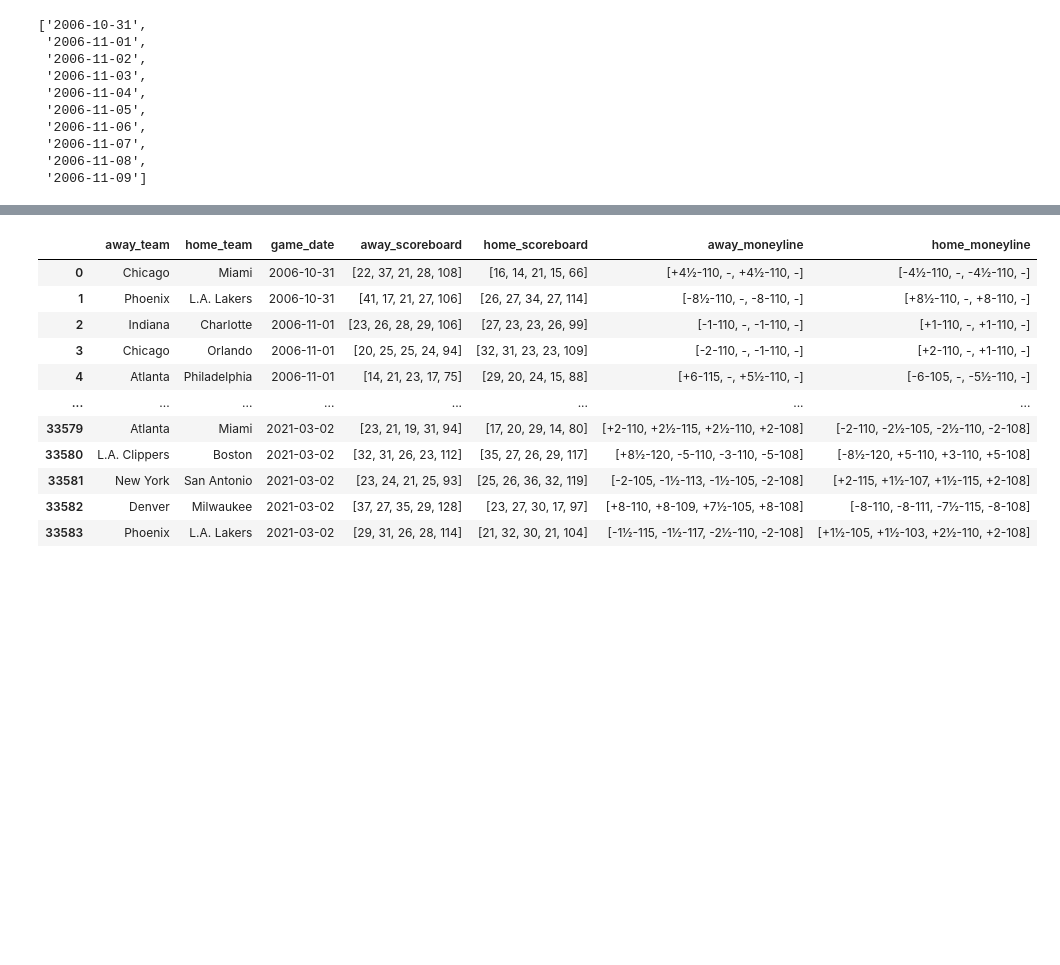
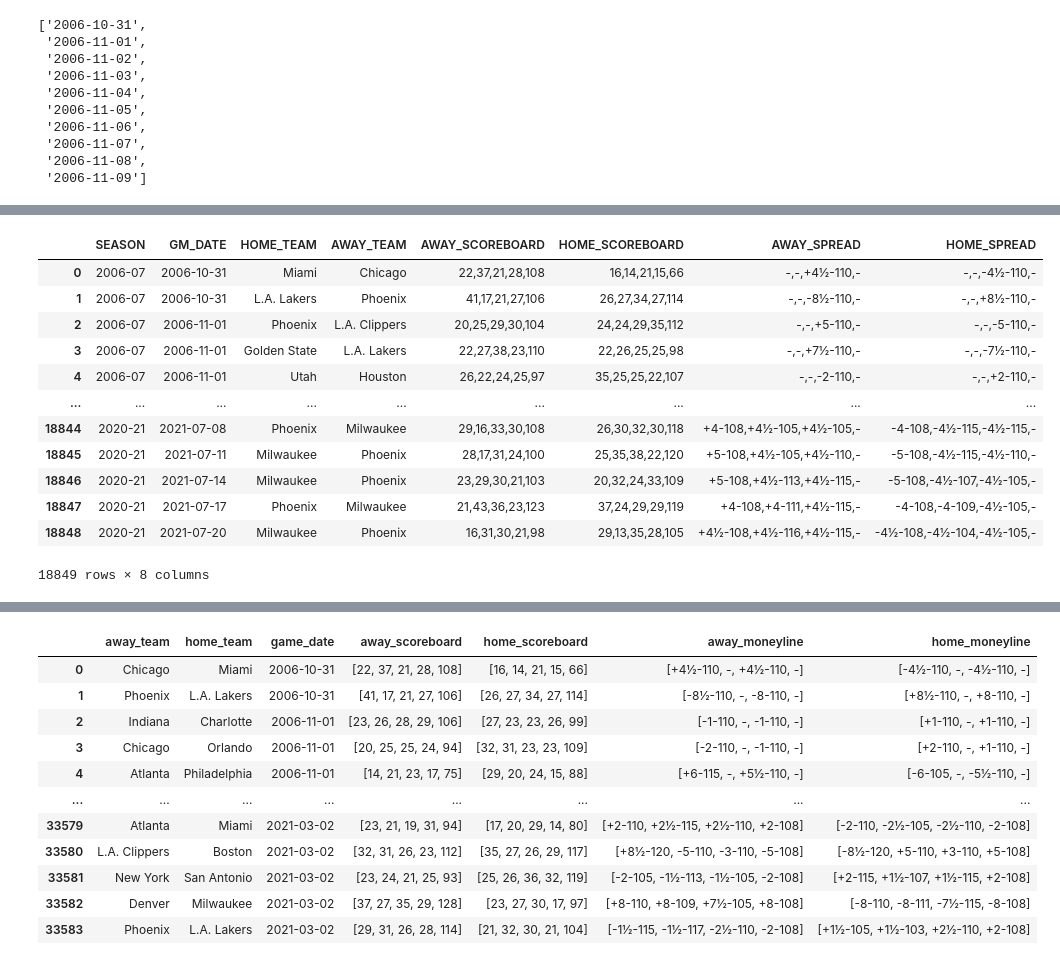
Before and after one commit to jnish23/NBA_Model, a Jupyter notebook: notebooks/ScrapingBettingLinesSelenium.ipynb, the cells around one changed output, grey strips where cells are left out. Drawn from its saved outputs; the diff is of its cells as text; code cells hidden in the pictures; blank space fills up the shorter version.

```diff
--- a/notebooks/ScrapingBettingLinesSelenium.ipynb
+++ b/notebooks/ScrapingBettingLinesSelenium.ipynb
@@ -80,0 +583,6 @@ print(list(dates_to_add)[:20])
+# %%
+connection = sqlite3.connect('../data/nba.db')
+
+mls = add_moneylines(connection, 2007, 2020, if_exists='append')
+
+mls
@@ -80,0 +724,18 @@ print(list(dates_to_add)[:20])
+# %%
+spreads = pd.read_sql_query("SELECT DISTINCT * FROM spreads ORDER BY GM_DATE", connection)
+# %%
+spreads
+# %% [output]
+|  | SEASON | GM_DATE | HOME_TEAM | AWAY_TEAM | AWAY_SCOREBOARD | HOME_SCOREBOARD | AWAY_SPREAD | HOME_SPREAD |
+| 0 | 2006-07 | 2006-10-31 | Miami | Chicago | 22,37,21,28,108 | 16,14,21,15,66 | -,-,+4½-110,- | -,-,-4½-110,- |
+| 1 | 2006-07 | 2006-10-31 | L.A. Lakers | Phoenix | 41,17,21,27,106 | 26,27,34,27,114 | -,-,-8½-110,- | -,-,+8½-110,- |
+| 2 | 2006-07 | 2006-11-01 | Phoenix | L.A. Clippers | 20,25,29,30,104 | 24,24,29,35,112 | -,-,+5-110,- | -,-,-5-110,- |
+| 3 | 2006-07 | 2006-11-01 | Golden State | L.A. Lakers | 22,27,38,23,110 | 22,26,25,25,98 | -,-,+7½-110,- | -,-,-7½-110,- |
+| 4 | 2006-07 | 2006-11-01 | Utah | Houston | 26,22,24,25,97 | 35,25,25,22,107 | -,-,-2-110,- | -,-,+2-110,- |
+| ... | ... | ... | ... | ... | ... | ... | ... | ... |
+| 18844 | 2020-21 | 2021-07-08 | Phoenix | Milwaukee | 29,16,33,30,108 | 26,30,32,30,118 | +4-108,+4½-105,+4½-105,- | -4-108,-4½-115,-4½-115,- |
+| 18845 | 2020-21 | 2021-07-11 | Milwaukee | Phoenix | 28,17,31,24,100 | 25,35,38,22,120 | +5-108,+4½-105,+4½-110,- | -5-108,-4½-115,-4½-110,- |
+| 18846 | 2020-21 | 2021-07-14 | Milwaukee | Phoenix | 23,29,30,21,103 | 20,32,24,33,109 | +5-108,+4½-113,+4½-115,- | -5-108,-4½-107,-4½-105,- |
+| 18847 | 2020-21 | 2021-07-17 | Phoenix | Milwaukee | 21,43,36,23,123 | 37,24,29,29,119 | +4-108,+4-111,+4½-115,- | -4-108,-4-109,-4½-105,- |
+| 18848 | 2020-21 | 2021-07-20 | Milwaukee | Phoenix | 16,31,30,21,98 | 29,13,35,28,105 | +4½-108,+4½-116,+4½-115,- | -4½-108,-4½-104,-4½-105,- |
+18849 rows × 8 columns
```
Also changed, not shown: parts of 33 cells of this notebook, 38 other files.
